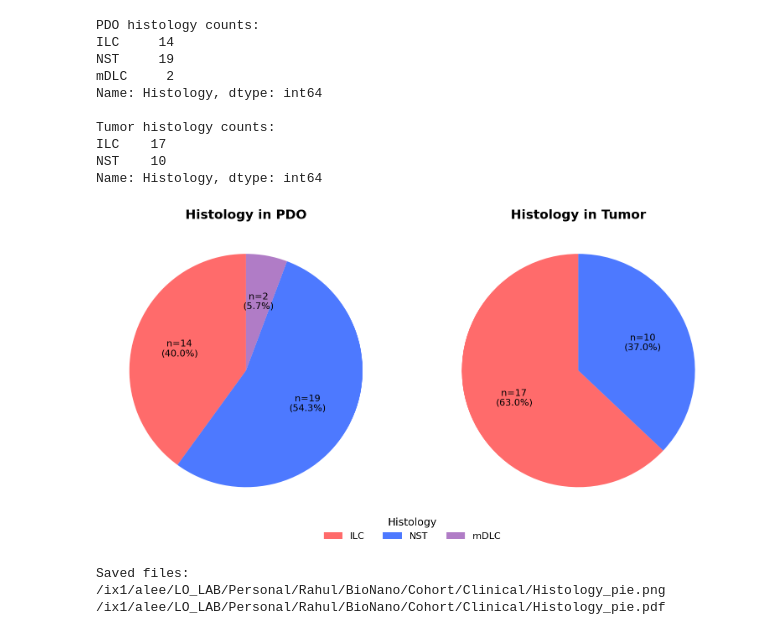
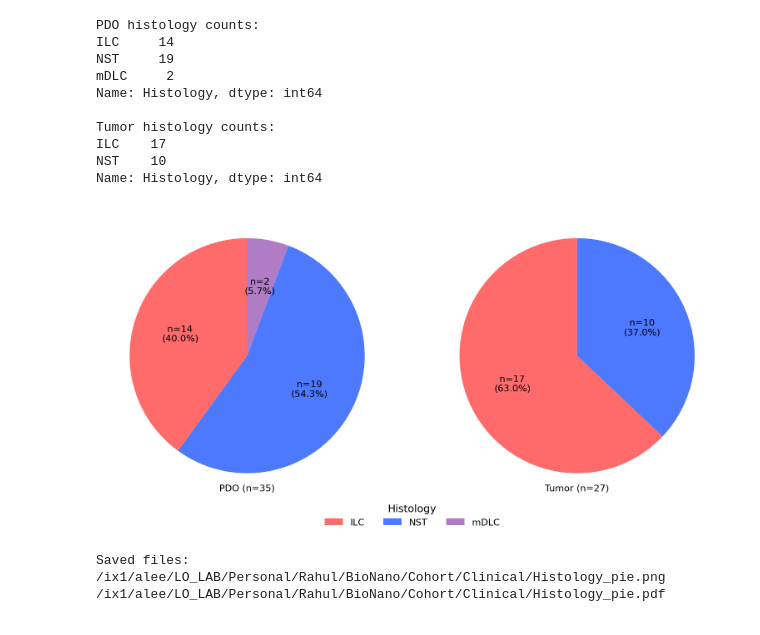
Before and after one commit to leeoesterreich/rak373, a Jupyter notebook: BioNano/Final_Figure/Figure1.ipynb, the cells around one changed output. Cells and saved outputs as stored; diff of their text form; code cells hidden in the pictures.

Commit message:
Update BioNano Final_Figure folder

```diff
--- a/BioNano/Final_Figure/Figure1.ipynb
+++ b/BioNano/Final_Figure/Figure1.ipynb
@@ -286,7 +290,9 @@ axes[0].pie(
     textprops={"fontsize": 16},
     center=(0, 0.08)
 )
-axes[0].set_title("Histology in PDO", fontsize=22, fontweight="bold", pad=10)
+# axes[0].set_title("Histology in PDO", fontsize=22, fontweight="bold", pad=10)
+axes[0].text(0, -1.05, "PDO (n=35)",
+                 ha='center', va='center', fontsize=16)
 
 # Tumor pie
 axes[1].pie(
@@ -298,7 +304,9 @@ axes[1].pie(
     textprops={"fontsize": 16},
     center=(0, 0.08)
 )
-axes[1].set_title("Histology in Tumor", fontsize=22, fontweight="bold", pad=10)
+# axes[1].set_title("Histology in Tumor", fontsize=22, fontweight="bold", pad=10)
+axes[1].text(0, -1.05, "Tumor (n=27)",
+                 ha='center', va='center', fontsize=16)
 
 # -----------------------------
 # Shared legend
@@ -318,34 +326,34 @@ fig.legend(
     title_fontsize=18
 )
 
 plt.tight_layout(rect=[0, 0.08, 1, 1])
 
 # -----------------------------
 # Save outputs
 # -----------------------------
 out_dir = "/ix1/alee/LO_LAB/Personal/Rahul/BioNano/Cohort/Clinical"
 png_file = f"{out_dir}/Histology_pie.png"
 pdf_file = f"{out_dir}/Histology_pie.pdf"
 
 plt.savefig(png_file, dpi=300, bbox_inches="tight")
 plt.savefig(pdf_file, bbox_inches="tight")
 plt.show()
 
 print("\nSaved files:")
 print(png_file)
 print(pdf_file)
 # %% [output]
 PDO histology counts:
 ILC     14
 NST     19
 mDLC     2
 Name: Histology, dtype: int64
 
 Tumor histology counts:
 ILC    17
 NST    10
 Name: Histology, dtype: int64
-[figure, old version]
+[figure, new version]
 Saved files:
 /ix1/alee/LO_LAB/Personal/Rahul/BioNano/Cohort/Clinical/Histology_pie.png
 /ix1/alee/LO_LAB/Personal/Rahul/BioNano/Cohort/Clinical/Histology_pie.pdf
```
Also changed, not shown: parts of 1 cell of this notebook, 8 other files.
